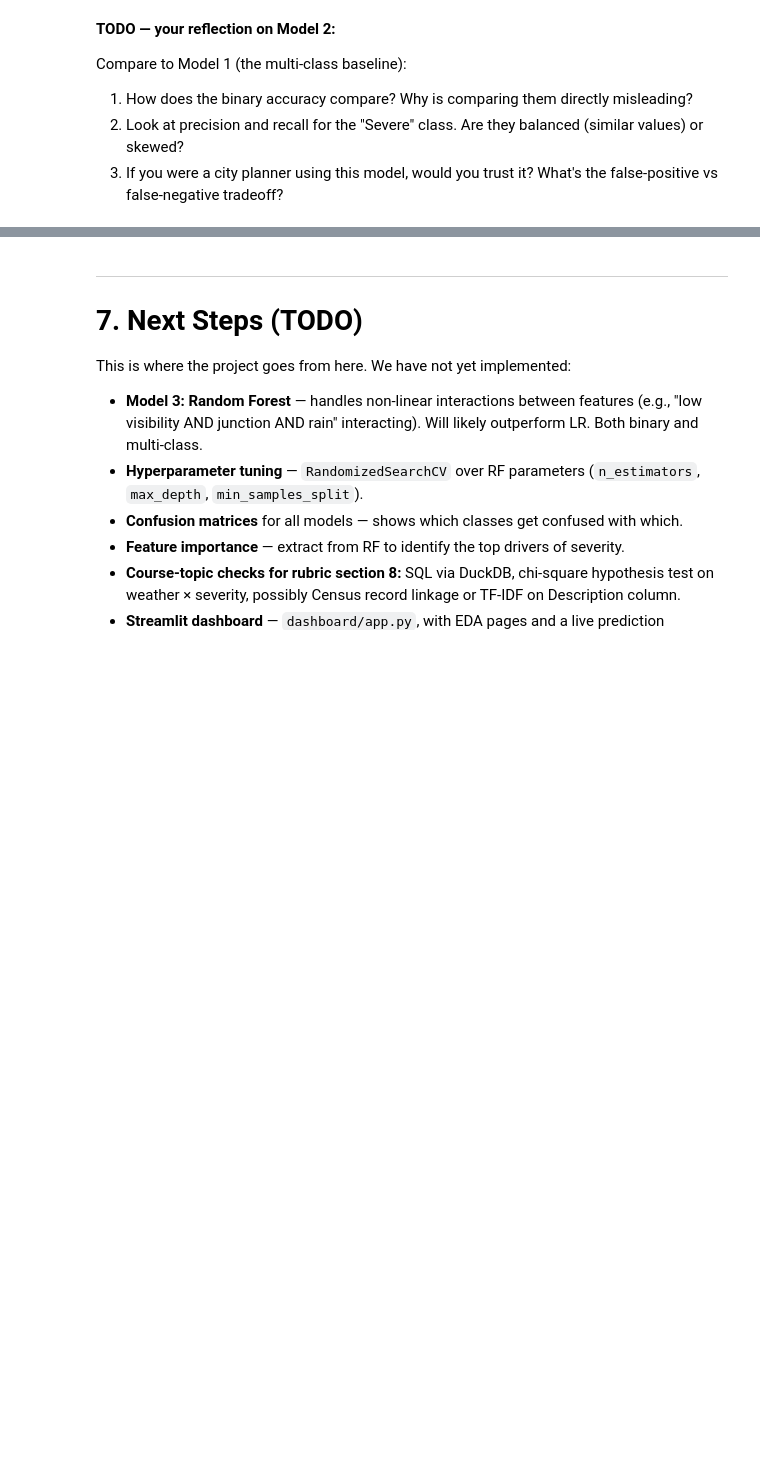
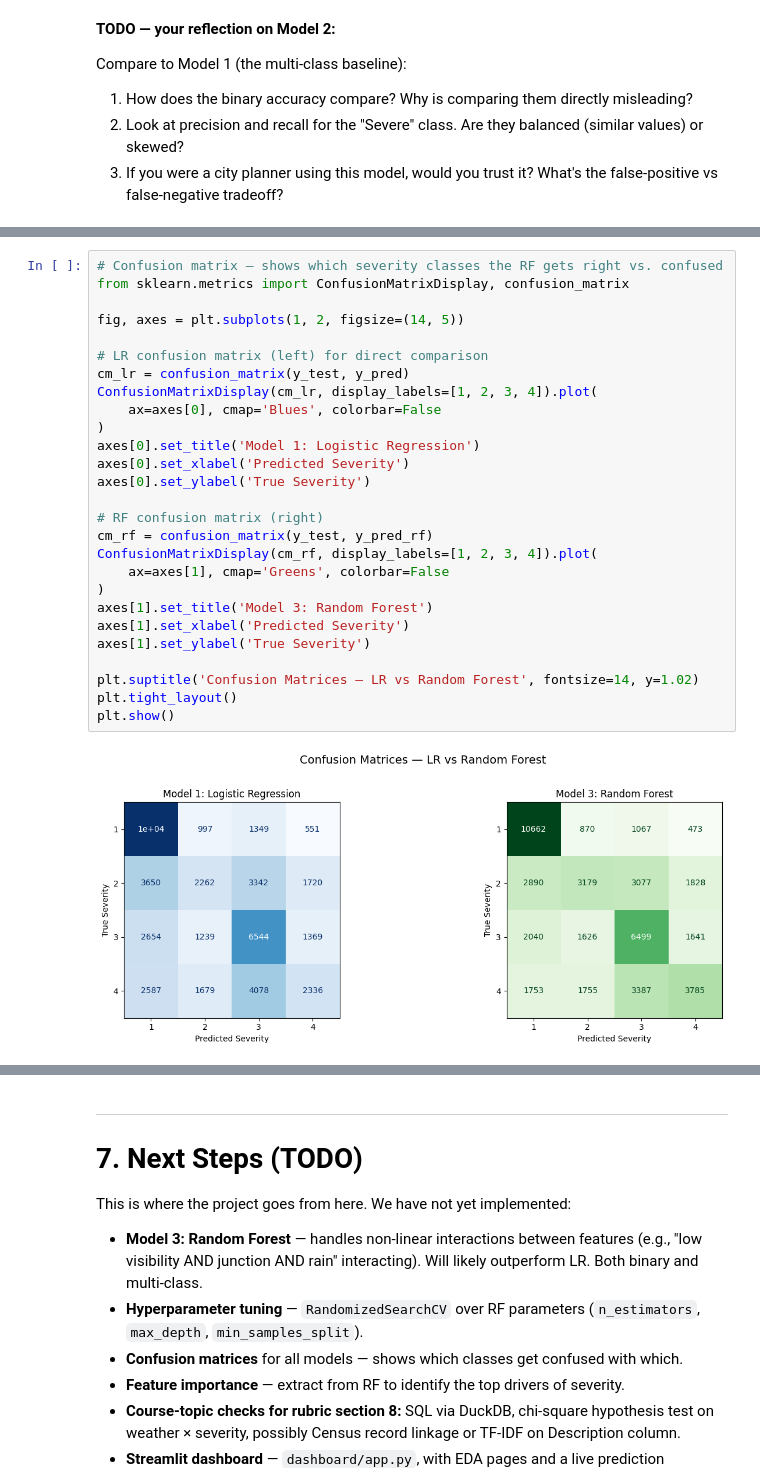
Before and after one commit to ErkUyghur/cis-2450-accident-severity, a Jupyter notebook: notebooks/01_eda_and_baseline.ipynb, the cells around one changed output, grey strips where cells are left out. Cells and saved outputs as stored; diff of their text form; blank space fills up the shorter version.

Commit message:
random forest implemented

```diff
--- a/notebooks/01_eda_and_baseline.ipynb
+++ b/notebooks/01_eda_and_baseline.ipynb
@@ -471,0 +536,29 @@ Compare to Model 1 (the multi-class baseline):
+# %%
+# Confusion matrix — shows which severity classes the RF gets right vs. confused
+from sklearn.metrics import ConfusionMatrixDisplay, confusion_matrix
+
+fig, axes = plt.subplots(1, 2, figsize=(14, 5))
+
+# LR confusion matrix (left) for direct comparison
+cm_lr = confusion_matrix(y_test, y_pred)
+ConfusionMatrixDisplay(cm_lr, display_labels=[1, 2, 3, 4]).plot(
+    ax=axes[0], cmap='Blues', colorbar=False
+)
+axes[0].set_title('Model 1: Logistic Regression')
+axes[0].set_xlabel('Predicted Severity')
+axes[0].set_ylabel('True Severity')
+
+# RF confusion matrix (right)
+cm_rf = confusion_matrix(y_test, y_pred_rf)
+ConfusionMatrixDisplay(cm_rf, display_labels=[1, 2, 3, 4]).plot(
+    ax=axes[1], cmap='Greens', colorbar=False
+)
+axes[1].set_title('Model 3: Random Forest')
+axes[1].set_xlabel('Predicted Severity')
+axes[1].set_ylabel('True Severity')
+
+plt.suptitle('Confusion Matrices — LR vs Random Forest', fontsize=14, y=1.02)
+plt.tight_layout()
+plt.show()
+# %% [output]
+[figure, added]
```
Also changed, not shown: parts of 7 cells of this notebook.
